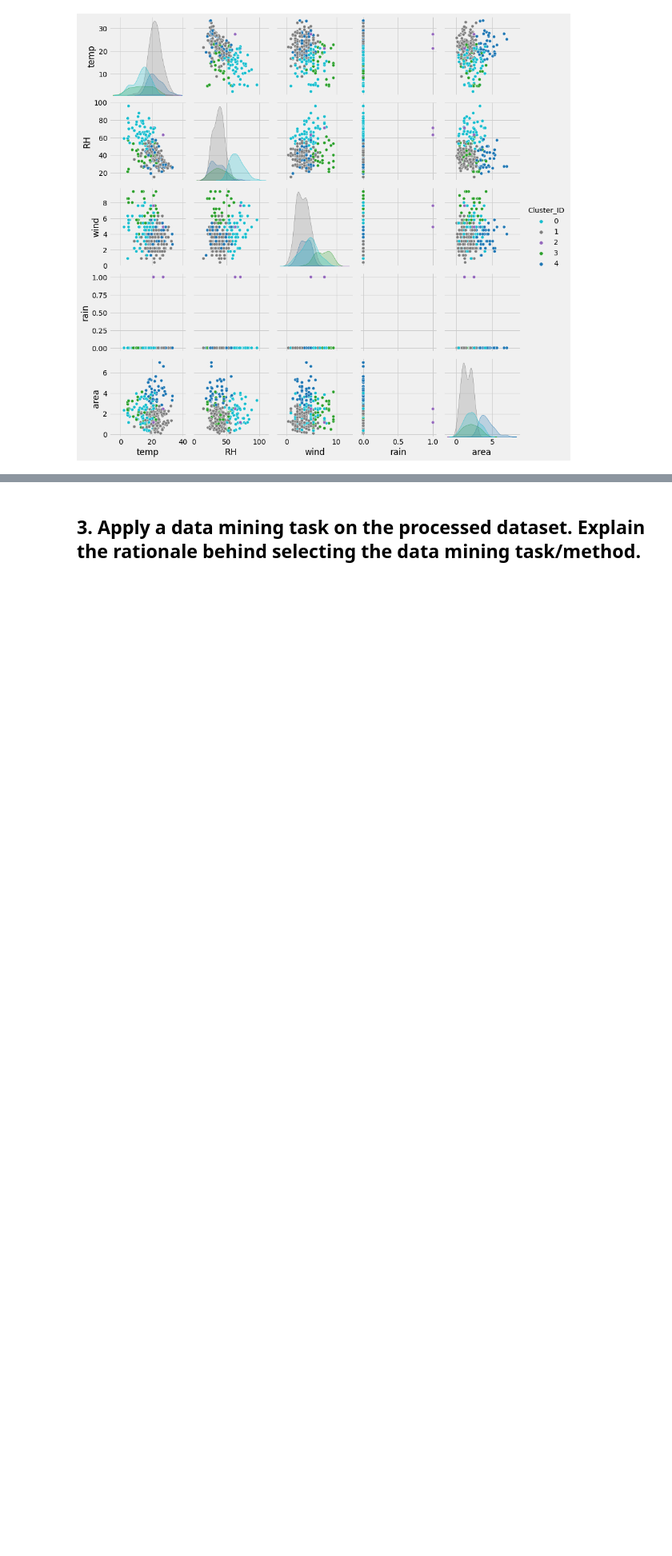
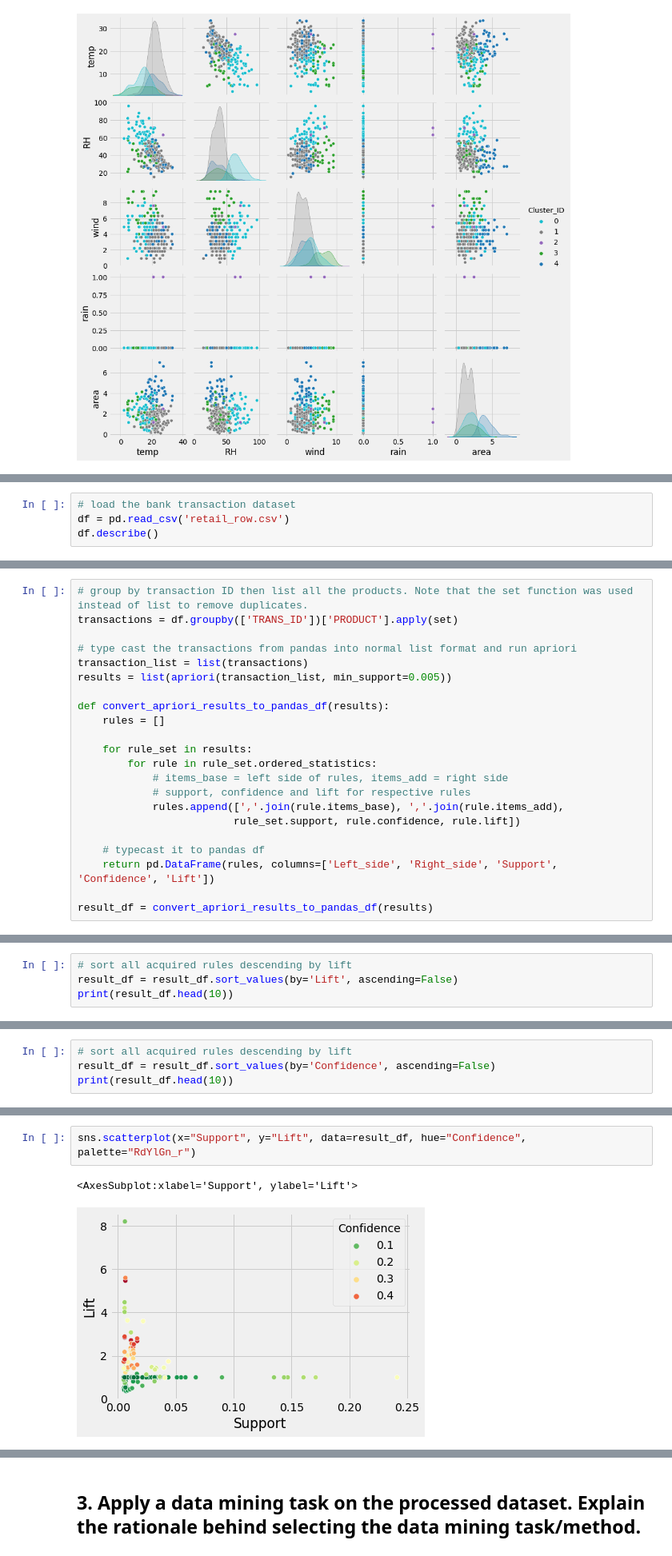
Before and after one commit to hoangqwe159/data-mining-tasks, a Jupyter notebook: assignment2.ipynb, the cells around one changed output, grey strips where cells are left out. Shown at 80% size. Cells and saved outputs as stored; diff of their text form; blank space fills up the shorter version.

```diff
--- a/assignment2.ipynb
+++ b/assignment2.ipynb
@@ -245,0 +266,4 @@ Name: Cluster_ID, dtype: int64
+# %%
+# load the bank transaction dataset
+df = pd.read_csv('retail_row.csv')
+df.describe()
@@ -245,0 +285,22 @@ Name: Cluster_ID, dtype: int64
+# %%
+# group by transaction ID then list all the products. Note that the set function was used instead of list to remove duplicates.
+transactions = df.groupby(['TRANS_ID'])['PRODUCT'].apply(set)
+
+# type cast the transactions from pandas into normal list format and run apriori
+transaction_list = list(transactions)
+results = list(apriori(transaction_list, min_support=0.005))
+
+def convert_apriori_results_to_pandas_df(results):
+    rules = []
+
+    for rule_set in results:
+        for rule in rule_set.ordered_statistics:
+            # items_base = left side of rules, items_add = right side
+            # support, confidence and lift for respective rules
+            rules.append([','.join(rule.items_base), ','.join(rule.items_add),
+                         rule_set.support, rule.confidence, rule.lift])
+
+    # typecast it to pandas df
+    return pd.DataFrame(rules, columns=['Left_side', 'Right_side', 'Support', 'Confidence', 'Lift'])
+
+result_df = convert_apriori_results_to_pandas_df(results)
@@ -245,0 +310,4 @@ Name: Cluster_ID, dtype: int64
+# %%
+# sort all acquired rules descending by lift
+result_df = result_df.sort_values(by='Lift', ascending=False)
+print(result_df.head(10))
@@ -245,0 +317,4 @@ Name: Cluster_ID, dtype: int64
+# %%
+# sort all acquired rules descending by lift
+result_df = result_df.sort_values(by='Confidence', ascending=False)
+print(result_df.head(10))
@@ -245,0 +323,5 @@ Name: Cluster_ID, dtype: int64
+# %%
+sns.scatterplot(x="Support", y="Lift", data=result_df, hue="Confidence", palette="RdYlGn_r")
+# %% [output]
+<AxesSubplot:xlabel='Support', ylabel='Lift'>
+[figure, added]
```
Also changed, not shown: parts of 24 cells of this notebook, 8 other files.
